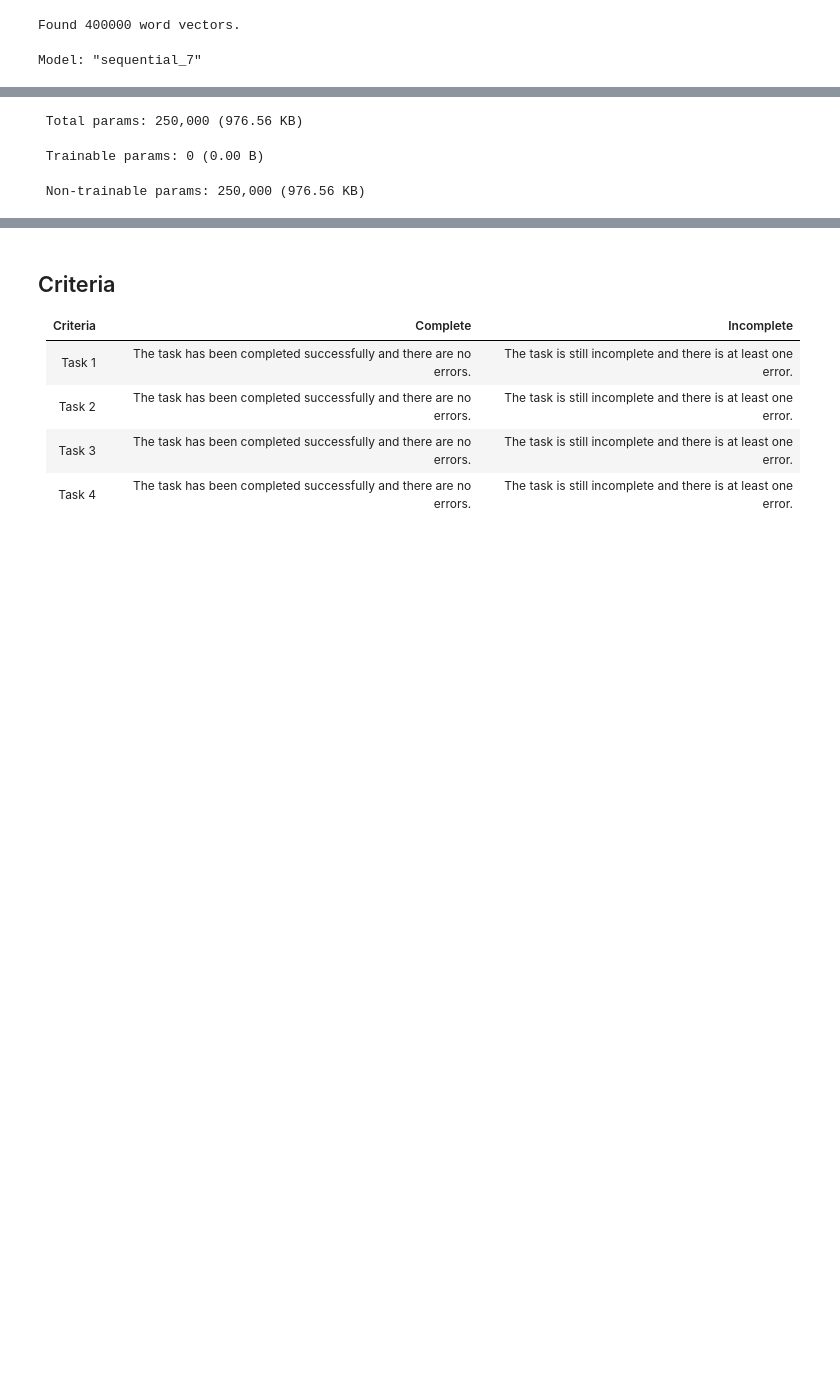
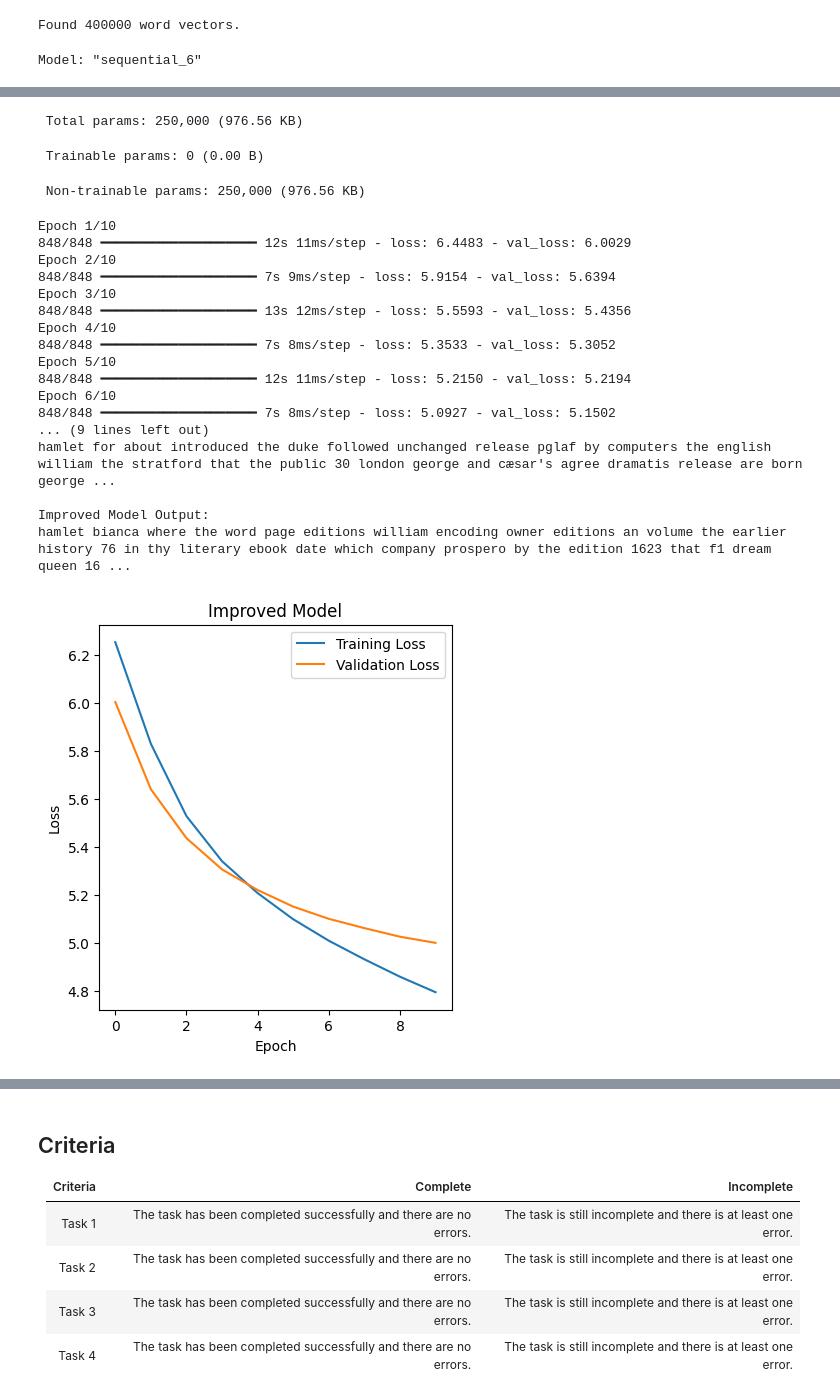
Before and after one commit to sehroz/deep_learning, a Jupyter notebook: 02_activities/assignments/assignment_2.ipynb, the cells around one changed output, grey strips where cells are left out. Saved outputs shown, nothing was run; the diff lists cells and outputs as text; code cells hidden in the pictures; blank space fills up the shorter version.

Commit message:
Trained improved model, added performance analysis.

```diff
--- a/02_activities/assignments/assignment_2.ipynb
+++ b/02_activities/assignments/assignment_2.ipynb
@@ -416,8 +413,56 @@ model.add(Dense(VOCAB_SIZE, activation='softmax'))
 model.compile(loss='categorical_crossentropy', optimizer=Adam())
 
 model.summary()
+
+##
+history_improved = model.fit(
+    X_train, y_train,
+    epochs=10,  # Doubled training epochs
+    batch_size=128,
+    validation_data=(X_val, y_val)
+)
+
+# Plot training
+plt.figure(figsize=(10, 5))
+plt.subplot(1, 2, 1)
+plt.plot(history_improved.history['loss'], label='Training Loss')
+plt.plot(history_improved.history['val_loss'], label='Validation Loss')
+plt.title('Improved Model')
+plt.xlabel('Epoch')
+plt.ylabel('Loss')
+plt.legend()
+
+# Test text generation
+print("Original Model Output:")
+print(generate_text(model, tokenizer, "hamlet", SEQ_LENGTH))
+print("\nImproved Model Output:")
+print(generate_text(model, tokenizer, "hamlet", SEQ_LENGTH)) # Changed model_improved to model
+
+
+"""
+Model Performance Analysis:
+1. Training Loss: Improved from 6.45 to 4.81 over 10 epochs
+2. Validation Loss: Improved from 6.01 to 5.02
+3. Text Generation: Still produces incoherent text despite pre-trained embeddings and dropout
+
+Potential improvements:
+- Increase training data (currently using only 10% of dataset)
+- Adjust dropout rate
+- Fine-tune hyperparameters like learning rate and batch size
+- Try different model architectures (e.g., Transformers)
+"""
+
+# Loss visualization:
+plt.figure(figsize=(10,6))
+plt.plot(history_improved.history['loss'], label='Training Loss')
+plt.plot(history_improved.history['val_loss'], label='Validation Loss')
+plt.title('Improved Model Learning Curves')
+plt.xlabel('Epoch')
+plt.ylabel('Loss')
+plt.legend()
+plt.show()
 # %% [output]
-Model: "sequential_7"
+Model: "sequential_6"
 ┏━━━━━━━━━━━━━━━━━━━━━━━━━━━━━━━━━━━━━━┳━━━━━━━━━━━━━━━━━━━━━━━━━━━━━┳━━━━━━━━━━━━━━━━━┓
 ┃ Layer (type)                         ┃ Output Shape                ┃         Param # ┃
 ┡━━━━━━━━━━━━━━━━━━━━━━━━━━━━━━━━━━━━━━╇━━━━━━━━━━━━━━━━━━━━━━━━━━━━━╇━━━━━━━━━━━━━━━━━┩
@@ -435,4 +480,22 @@ Model: "sequential_7"
 └──────────────────────────────────────┴─────────────────────────────┴─────────────────┘
  Total params: 250,000 (976.56 KB)
  Trainable params: 0 (0.00 B)
  Non-trainable params: 250,000 (976.56 KB)
+Epoch 1/10
+848/848 ━━━━━━━━━━━━━━━━━━━━ 12s 11ms/step - loss: 6.4483 - val_loss: 6.0029
+Epoch 2/10
+848/848 ━━━━━━━━━━━━━━━━━━━━ 7s 9ms/step - loss: 5.9154 - val_loss: 5.6394
+Epoch 3/10
+848/848 ━━━━━━━━━━━━━━━━━━━━ 13s 12ms/step - loss: 5.5593 - val_loss: 5.4356
+Epoch 4/10
+848/848 ━━━━━━━━━━━━━━━━━━━━ 7s 8ms/step - loss: 5.3533 - val_loss: 5.3052
+Epoch 5/10
+848/848 ━━━━━━━━━━━━━━━━━━━━ 12s 11ms/step - loss: 5.2150 - val_loss: 5.2194
+Epoch 6/10
+848/848 ━━━━━━━━━━━━━━━━━━━━ 7s 8ms/step - loss: 5.0927 - val_loss: 5.1502
+... (9 lines left out)
+hamlet for about introduced the duke followed unchanged release pglaf by computers the english william the stratford that the public 30 london george and cæsar's agree dramatis release are born george ...
+
+Improved Model Output:
+hamlet bianca where the word page editions william encoding owner editions an volume the earlier history 76 in thy literary ebook date which company prospero by the edition 1623 that f1 dream queen 16 ...
+[figure, added]
```
Also changed, not shown: parts of 5 cells of this notebook.
